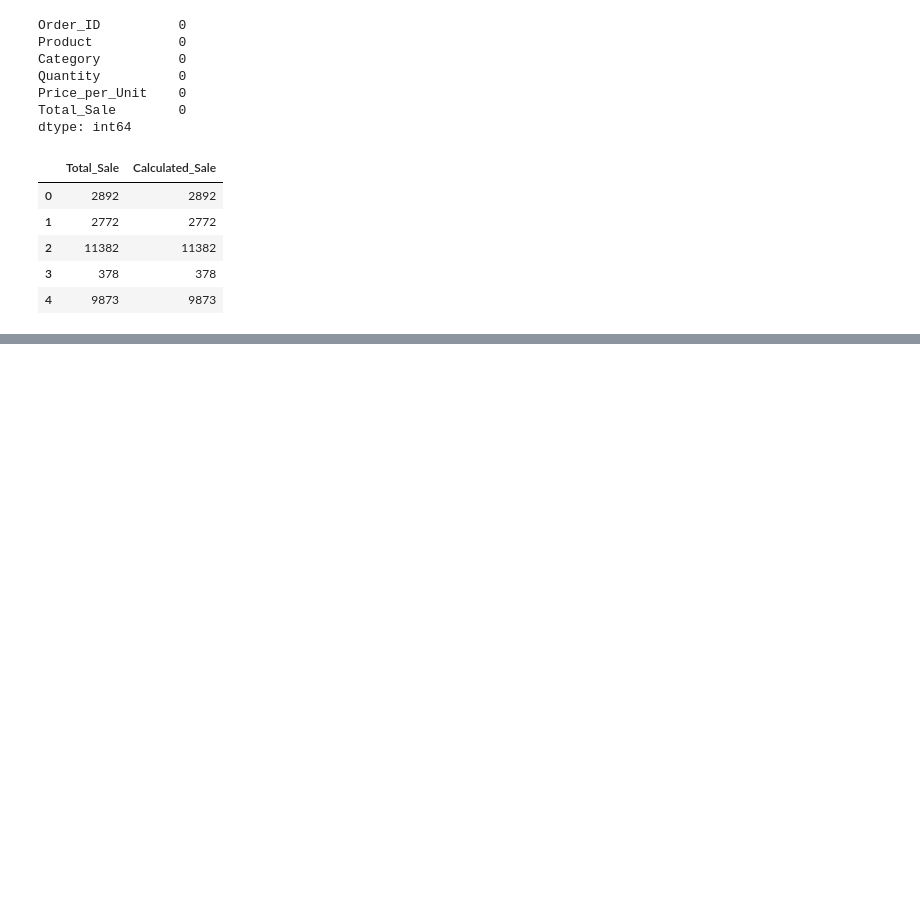
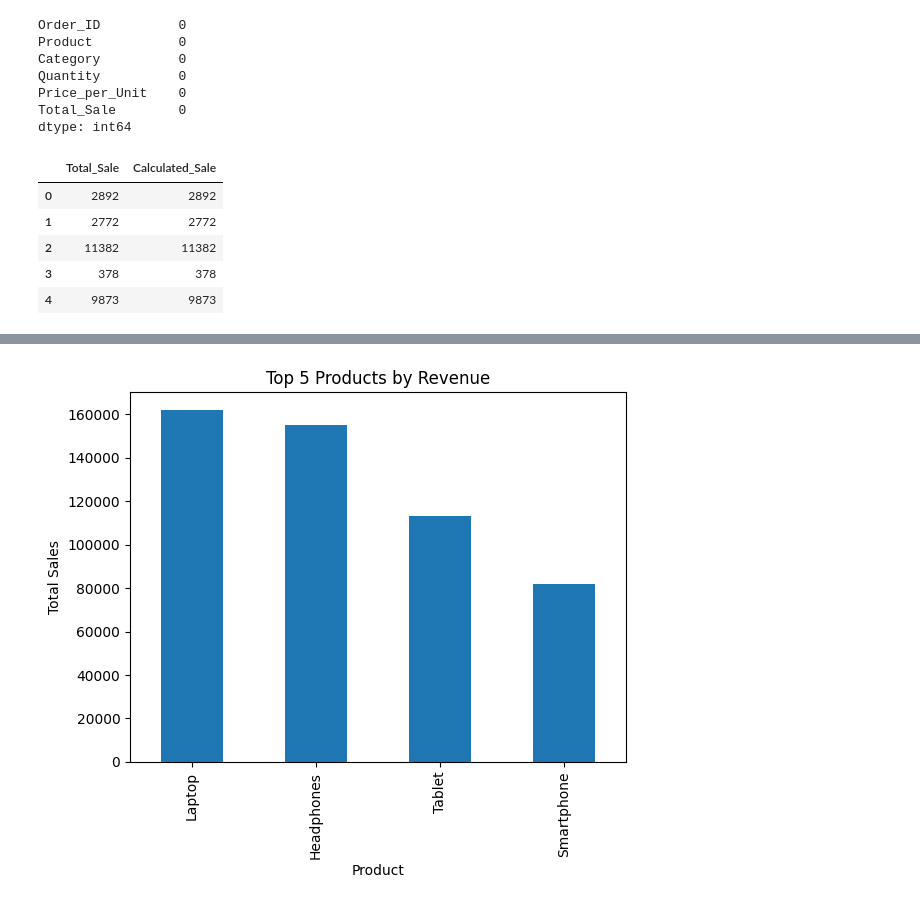
Before and after one commit to saikiran-18-sai/ecommerce-sales-analysis, a Jupyter notebook: notebooks/data_loading.ipynb, the cells around one changed output, grey strips where cells are left out. Cells and saved outputs as stored; diff of their text form; code cells hidden in the pictures; blank space fills up the shorter version.

```diff
--- a/notebooks/data_loading.ipynb
+++ b/notebooks/data_loading.ipynb
@@ -60,0 +77,12 @@ df[['Total_Sale','Calculated_Sale']].head()
+# %%
+top_products = df.groupby('Product')['Total_Sale'].sum().sort_values(ascending=False).head(5)
+
+top_products.plot(kind='bar')
+
+plt.title("Top 5 Products by Revenue")
+plt.xlabel("Product")
+plt.ylabel("Total Sales")
+
+plt.show()
+# %% [output]
+[figure, added]
```
Also changed, not shown: parts of 6 cells of this notebook.
